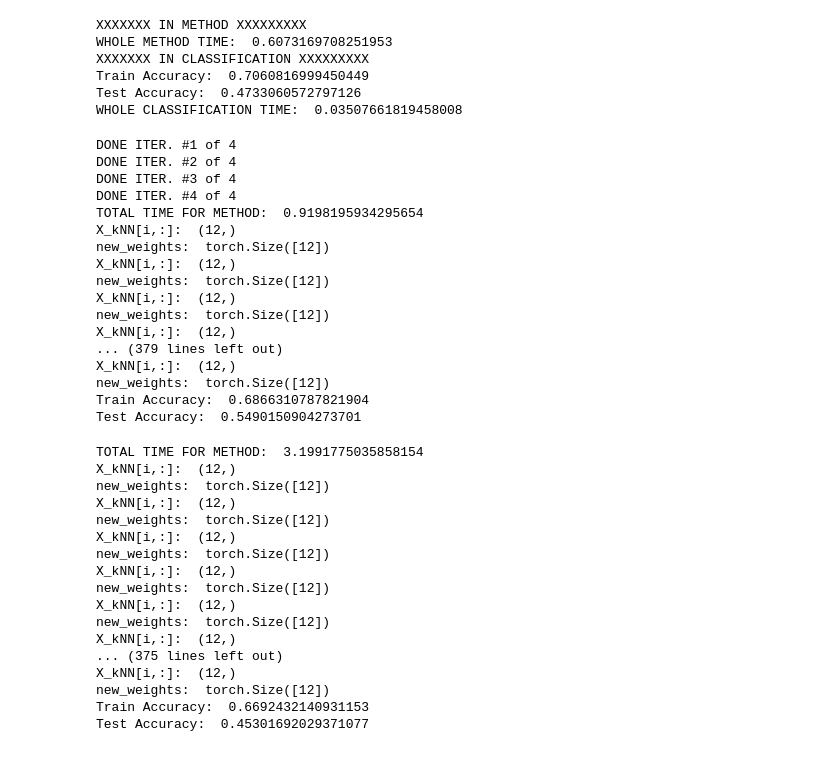
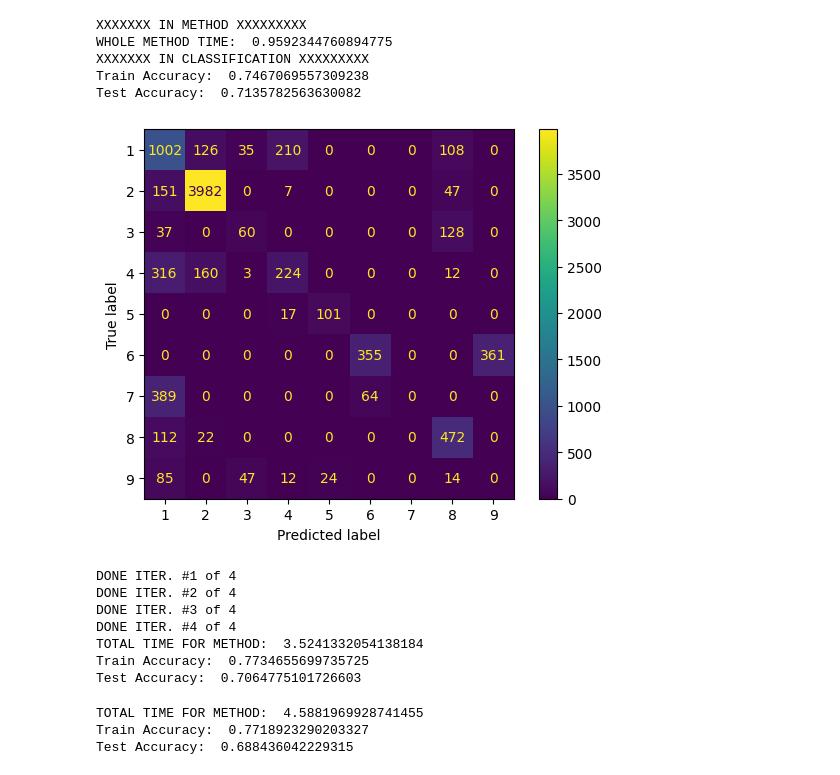
Before and after one commit to amirbourvine/YA-WEI-SEM-6, a Jupyter notebook: notebooks/paviaBasicExperiments.ipynb, the cells around one changed output. Saved outputs shown, nothing was run; the diff lists cells and outputs as text; code cells hidden in the pictures.

```diff
--- a/notebooks/paviaBasicExperiments.ipynb
+++ b/notebooks/paviaBasicExperiments.ipynb
@@ -31,7 +31,7 @@ X = X.reshape((610,340, 103))
 df = dsl.read_dataset(gt=True)
 y = np.array(df)
 
-factor = 29
+factor = 19
 rows_factor = factor
 cols_factor = factor
 
@@ -54,59 +54,56 @@ import gc
 torch.cuda.empty_cache()
 gc.collect()
 
-whole_pipeline_all(X,y, rows_factor, cols_factor, is_normalize_each_band=True, method_label_patch='most_common')
+train_acc,test_acc, test_preds,test_gt = whole_pipeline_all(X,y, rows_factor, cols_factor, is_normalize_each_band=True, method_label_patch='most_common')
 # %% [output]
 XXXXXXX IN METHOD XXXXXXXXX
-WHOLE METHOD TIME:  0.6073169708251953
+WHOLE METHOD TIME:  0.9592344760894775
 XXXXXXX IN CLASSIFICATION XXXXXXXXX
-Train Accuracy:  0.7060816999450449
-Test Accuracy:  0.4733060572797126
-WHOLE CLASSIFICATION TIME:  0.03507661819458008
+Train Accuracy:  0.7467069557309238
+Test Accuracy:  0.7135782563630082
+# %%
+import matplotlib.pyplot as plt
+import numpy
+from sklearn import metrics
+
+
+
+actual = numpy.random.binomial(1,.9,size = 1000)
+predicted = numpy.random.binomial(1,.9,size = 1000)
+
+confusion_matrix = metrics.confusion_matrix(test_gt,test_preds)
+
+cm_display = metrics.ConfusionMatrixDisplay(confusion_matrix = confusion_matrix, display_labels = range(1,10))
+
+cm_display.plot()
+plt.show()
+# %% [output]
+[figure, added]
 # %%
 import gc
 torch.cuda.empty_cache()
 gc.collect()
 
 whole_pipeline_divided(X,y, rows_factor, cols_factor, is_normalize_each_band=True, method_label_patch='most_common', weights=weights, distance_batches= dist_batches)
+
+print()
 # %% [output]
 DONE ITER. #1 of 4
 DONE ITER. #2 of 4
 DONE ITER. #3 of 4
 DONE ITER. #4 of 4
-TOTAL TIME FOR METHOD:  0.9198195934295654
-X_kNN[i,:]:  (12,)
-new_weights:  torch.Size([12])
-X_kNN[i,:]:  (12,)
-new_weights:  torch.Size([12])
-X_kNN[i,:]:  (12,)
-new_weights:  torch.Size([12])
-X_kNN[i,:]:  (12,)
-... (379 lines left out)
-X_kNN[i,:]:  (12,)
-new_weights:  torch.Size([12])
-Train Accuracy:  0.6866310787821904
-Test Accuracy:  0.5490150904273701
+TOTAL TIME FOR METHOD:  3.5241332054138184
+Train Accuracy:  0.7734655699735725
+Test Accuracy:  0.7064775101726603
 # %%
 import gc
 torch.cuda.empty_cache()
 gc.collect()
 
 whole_pipeline_divided_parallel(X,y, rows_factor, cols_factor, is_normalize_each_band=True, method_label_patch='most_common', weights=weights, distance_batches= dist_batches)
+
+print()
 # %% [output]
-TOTAL TIME FOR METHOD:  3.1991775035858154
-X_kNN[i,:]:  (12,)
-new_weights:  torch.Size([12])
-X_kNN[i,:]:  (12,)
-new_weights:  torch.Size([12])
-X_kNN[i,:]:  (12,)
-new_weights:  torch.Size([12])
-X_kNN[i,:]:  (12,)
-new_weights:  torch.Size([12])
-X_kNN[i,:]:  (12,)
-new_weights:  torch.Size([12])
-X_kNN[i,:]:  (12,)
-... (375 lines left out)
-X_kNN[i,:]:  (12,)
-new_weights:  torch.Size([12])
-Train Accuracy:  0.6692432140931153
-Test Accuracy:  0.45301692029371077
+TOTAL TIME FOR METHOD:  4.5881969928741455
+Train Accuracy:  0.7718923290203327
+Test Accuracy:  0.688436042229315
```
Also changed, not shown: parts of 2 cells of this notebook, 1 other file.
